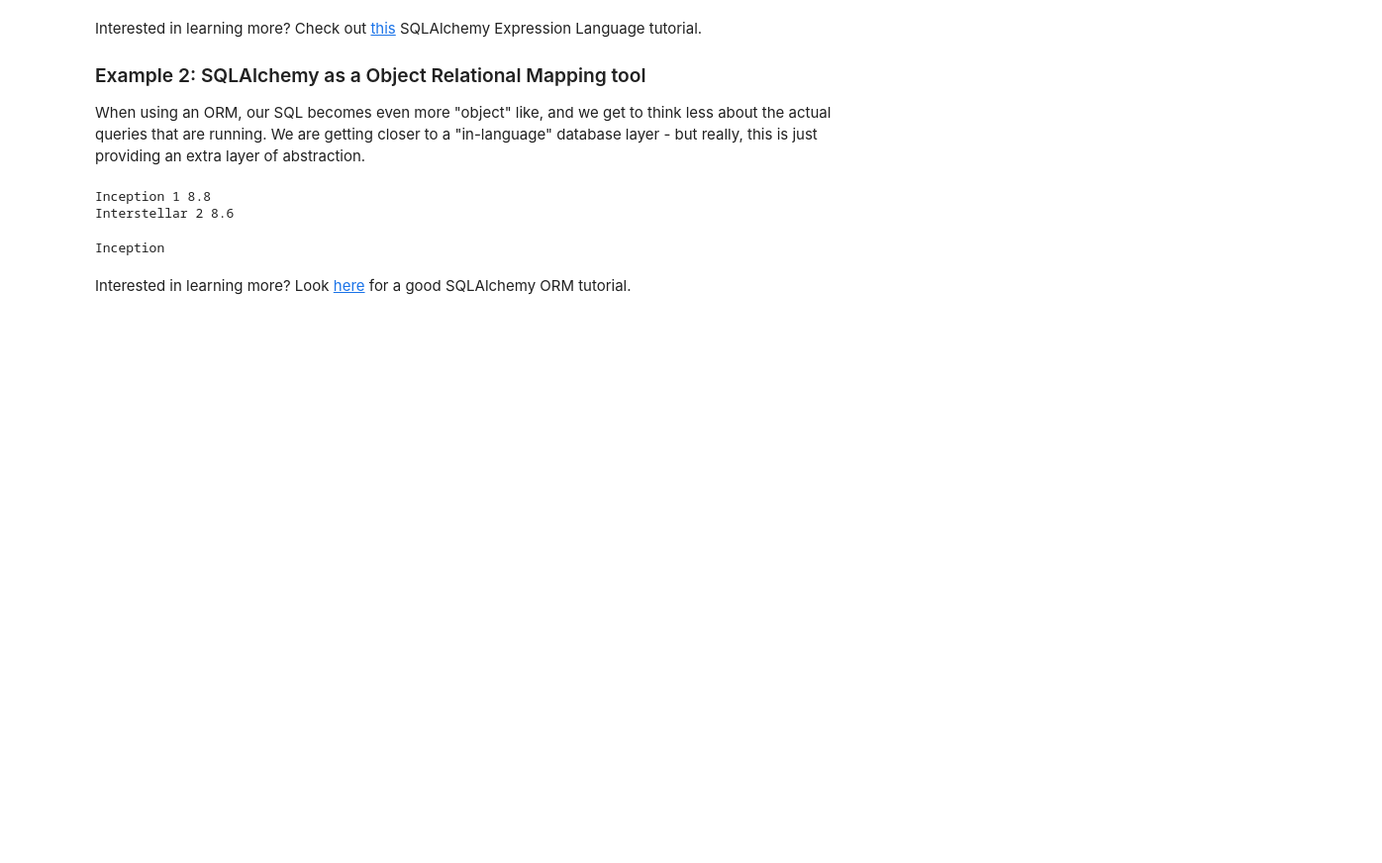
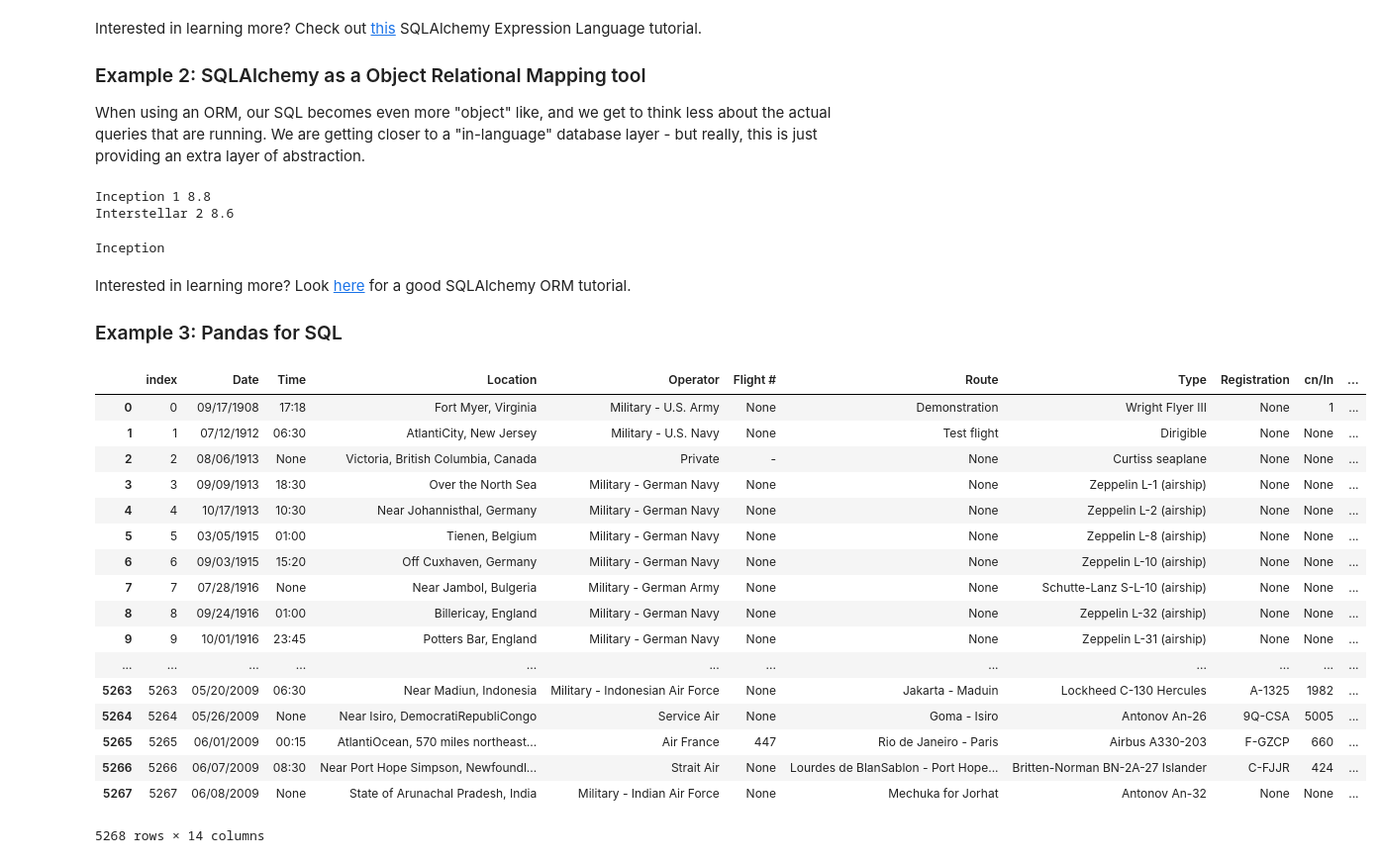
Before and after one commit to CodeBrew28/Data_Hackerspace, a Jupyter notebook: week9/SQL.ipynb, the cells around one changed output. Shown at 99% size. Saved outputs shown, nothing was run; the diff lists cells and outputs as text; code cells hidden in the pictures; blank space fills up the shorter version.

```diff
--- a/week9/SQL.ipynb
+++ b/week9/SQL.ipynb
@@ -124,3 +124,5 @@ print session.query(Movie).filter(Movie.rating > 8.4)[0].title
 Inception
 # %% [markdown]
 Interested in learning more? Look [here](http://docs.sqlalchemy.org/en/rel_1_1/orm/tutorial.html) for a good SQLAlchemy ORM tutorial.
+
+### Example 3: Pandas for SQL
@@ -126,0 +137,23 @@ Interested in learning more? Look [here](http://docs.sqlalchemy.org/en/rel_1_1/o
+# %%
+# Load a SQL table into a dataframe
+df_read = pd.read_sql('airplane_crashes', connection)
+df_read
+# %% [output]
+|  | index | Date | Time | Location | Operator | Flight # | Route | Type | Registration | cn/In | ... |
+| 0 | 0 | 09/17/1908 | 17:18 | Fort Myer, Virginia | Military - U.S. Army | None | Demonstration | Wright Flyer III | None | 1 | ... |
+| 1 | 1 | 07/12/1912 | 06:30 | AtlantiCity, New Jersey | Military - U.S. Navy | None | Test flight | Dirigible | None | None | ... |
+| 2 | 2 | 08/06/1913 | None | Victoria, British Columbia, Canada | Private | - | None | Curtiss seaplane | None | None | ... |
+| 3 | 3 | 09/09/1913 | 18:30 | Over the North Sea | Military - German Navy | None | None | Zeppelin L-1 (airship) | None | None | ... |
+| 4 | 4 | 10/17/1913 | 10:30 | Near Johannisthal, Germany | Military - German Navy | None | None | Zeppelin L-2 (airship) | None | None | ... |
+| 5 | 5 | 03/05/1915 | 01:00 | Tienen, Belgium | Military - German Navy | None | None | Zeppelin L-8 (airship) | None | None | ... |
+| 6 | 6 | 09/03/1915 | 15:20 | Off Cuxhaven, Germany | Military - German Navy | None | None | Zeppelin L-10 (airship) | None | None | ... |
+| 7 | 7 | 07/28/1916 | None | Near Jambol, Bulgeria | Military - German Army | None | None | Schutte-Lanz S-L-10 (airship) | None | None | ... |
+| 8 | 8 | 09/24/1916 | 01:00 | Billericay, England | Military - German Navy | None | None | Zeppelin L-32 (airship) | None | None | ... |
+| 9 | 9 | 10/01/1916 | 23:45 | Potters Bar, England | Military - German Navy | None | None | Zeppelin L-31 (airship) | None | None | ... |
+| ... | ... | ... | ... | ... | ... | ... | ... | ... | ... | ... | ... |
+| 5263 | 5263 | 05/20/2009 | 06:30 | Near Madiun, Indonesia | Military - Indonesian Air Force | None | Jakarta - Maduin | Lockheed C-130 Hercules | A-1325 | 1982 | ... |
+| 5264 | 5264 | 05/26/2009 | None | Near Isiro, DemocratiRepubliCongo | Service Air | None | Goma - Isiro | Antonov An-26 | 9Q-CSA | 5005 | ... |
+| 5265 | 5265 | 06/01/2009 | 00:15 | AtlantiOcean, 570 miles northeast... | Air France | 447 | Rio de Janeiro - Paris | Airbus A330-203 | F-GZCP | 660 | ... |
+| 5266 | 5266 | 06/07/2009 | 08:30 | Near Port Hope Simpson, Newfoundl... | Strait Air | None | Lourdes de BlanSablon - Port Hope... | Britten-Norman BN-2A-27 Islander | C-FJJR | 424 | ... |
+| 5267 | 5267 | 06/08/2009 | None | State of Arunachal Pradesh, India | Military - Indian Air Force | None | Mechuka for Jorhat | Antonov An-32 | None | None | ... |
+5268 rows × 14 columns
```
Also changed, not shown: parts of 2 cells of this notebook, 1 other file.
